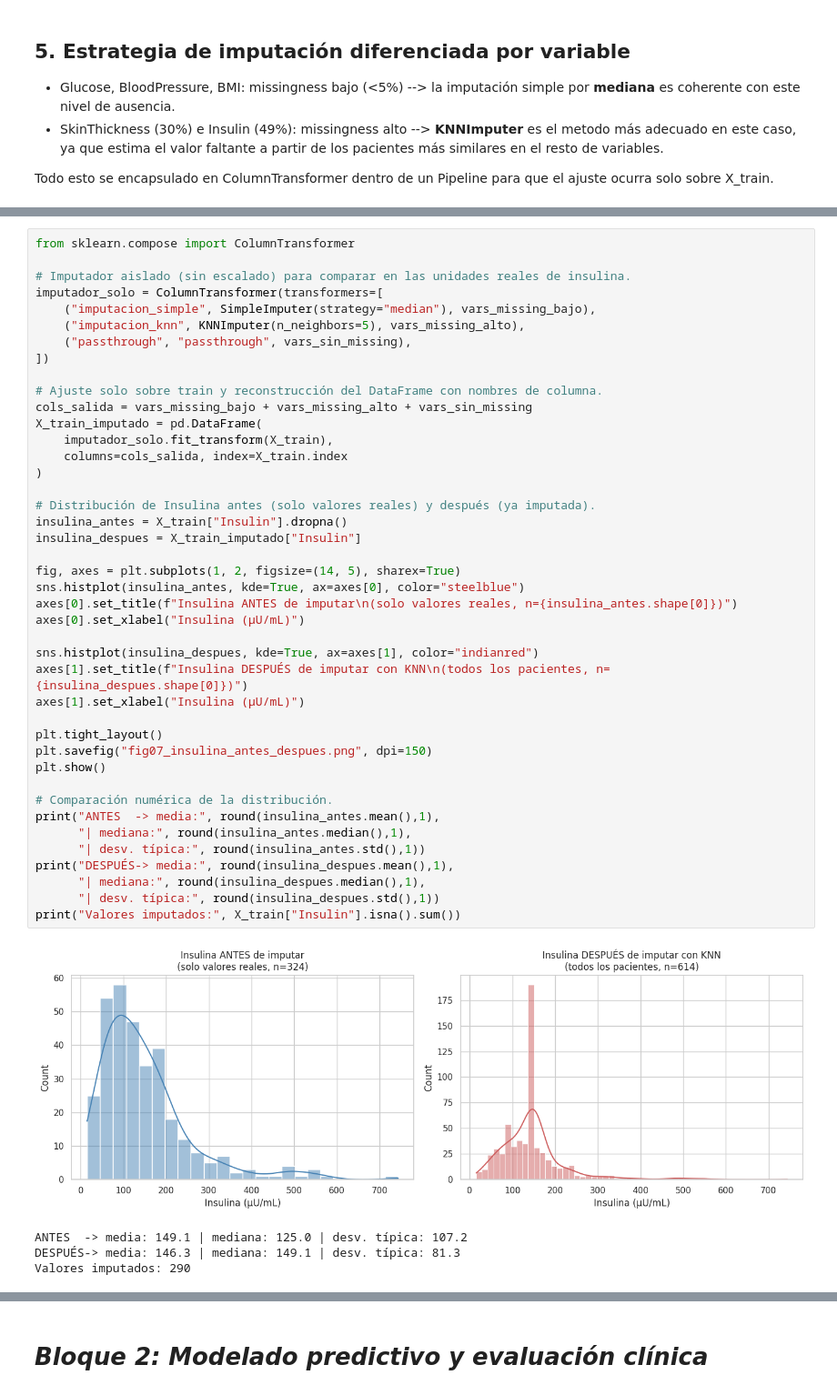
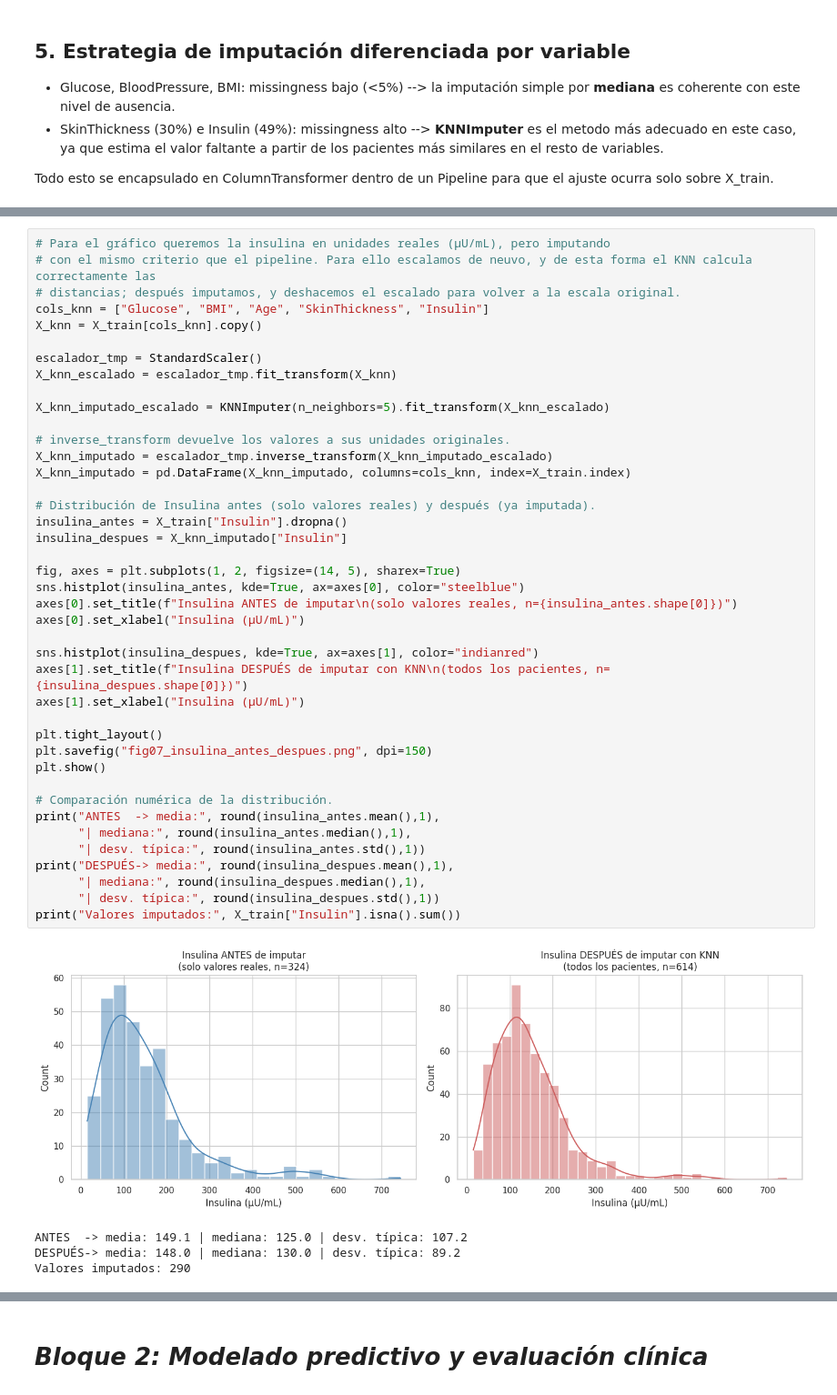
Before and after one commit to cesartejido/TFM_Producto_Diabetes, a Jupyter notebook: TFM_Producto_IA_Diabetes.ipynb, the cells around one changed output, grey strips where cells are left out. Shown at 91% size. Saved outputs shown, nothing was run; the diff lists cells and outputs as text.

```diff
--- a/TFM_Producto_IA_Diabetes.ipynb
+++ b/TFM_Producto_IA_Diabetes.ipynb
@@ -332,48 +372,47 @@ Ahora, para comparar los datos imputados y no imputados, y tenga sentido, conser
 # %%
-from sklearn.compose import ColumnTransformer
+# Para el gráfico queremos la insulina en unidades reales (µU/mL), pero imputando
+# con el mismo criterio que el pipeline. Para ello escalamos de neuvo, y de esta forma el KNN calcula correctamente las
+# distancias; después imputamos, y deshacemos el escalado para volver a la escala original.
+cols_knn = ["Glucose", "BMI", "Age", "SkinThickness", "Insulin"]
+X_knn = X_train[cols_knn].copy()
 
-# Imputador aislado (sin escalado) para comparar en las unidades reales de insulina.
-imputador_solo = ColumnTransformer(transformers=[
-    ("imputacion_simple", SimpleImputer(strategy="median"), vars_missing_bajo),
-    ("imputacion_knn", KNNImputer(n_neighbors=5), vars_missing_alto),
-    ("passthrough", "passthrough", vars_sin_missing),
-])
+escalador_tmp = StandardScaler()
+X_knn_escalado = escalador_tmp.fit_transform(X_knn)
 
-# Ajuste solo sobre train y reconstrucción del DataFrame con nombres de columna.
-cols_salida = vars_missing_bajo + vars_missing_alto + vars_sin_missing
-X_train_imputado = pd.DataFrame(
-    imputador_solo.fit_transform(X_train),
-    columns=cols_salida, index=X_train.index
-)
+X_knn_imputado_escalado = KNNImputer(n_neighbors=5).fit_transform(X_knn_escalado)
+
+# inverse_transform devuelve los valores a sus unidades originales.
+X_knn_imputado = escalador_tmp.inverse_transform(X_knn_imputado_escalado)
+X_knn_imputado = pd.DataFrame(X_knn_imputado, columns=cols_knn, index=X_train.index)
 
 # Distribución de Insulina antes (solo valores reales) y después (ya imputada).
 insulina_antes = X_train["Insulin"].dropna()
-insulina_despues = X_train_imputado["Insulin"]
+insulina_despues = X_knn_imputado["Insulin"]
 
 fig, axes = plt.subplots(1, 2, figsize=(14, 5), sharex=True)
 sns.histplot(insulina_antes, kde=True, ax=axes[0], color="steelblue")
 axes[0].set_title(f"Insulina ANTES de imputar\n(solo valores reales, n={insulina_antes.shape[0]})")
 axes[0].set_xlabel("Insulina (µU/mL)")
 
 sns.histplot(insulina_despues, kde=True, ax=axes[1], color="indianred")
 axes[1].set_title(f"Insulina DESPUÉS de imputar con KNN\n(todos los pacientes, n={insulina_despues.shape[0]})")
 axes[1].set_xlabel("Insulina (µU/mL)")
 
 plt.tight_layout()
 plt.savefig("fig07_insulina_antes_despues.png", dpi=150)
 plt.show()
 
 # Comparación numérica de la distribución.
 print("ANTES  -> media:", round(insulina_antes.mean(),1),
       "| mediana:", round(insulina_antes.median(),1),
       "| desv. típica:", round(insulina_antes.std(),1))
 print("DESPUÉS-> media:", round(insulina_despues.mean(),1),
       "| mediana:", round(insulina_despues.median(),1),
       "| desv. típica:", round(insulina_despues.std(),1))
 print("Valores imputados:", X_train["Insulin"].isna().sum())
 # %% [output]
-[figure, old version]
+[figure, new version]
 ANTES  -> media: 149.1 | mediana: 125.0 | desv. típica: 107.2
-DESPUÉS-> media: 146.3 | mediana: 149.1 | desv. típica: 81.3
+DESPUÉS-> media: 148.0 | mediana: 130.0 | desv. típica: 89.2
 Valores imputados: 290
 # %% [markdown]
```
Also changed, not shown: parts of 40 cells of this notebook.
